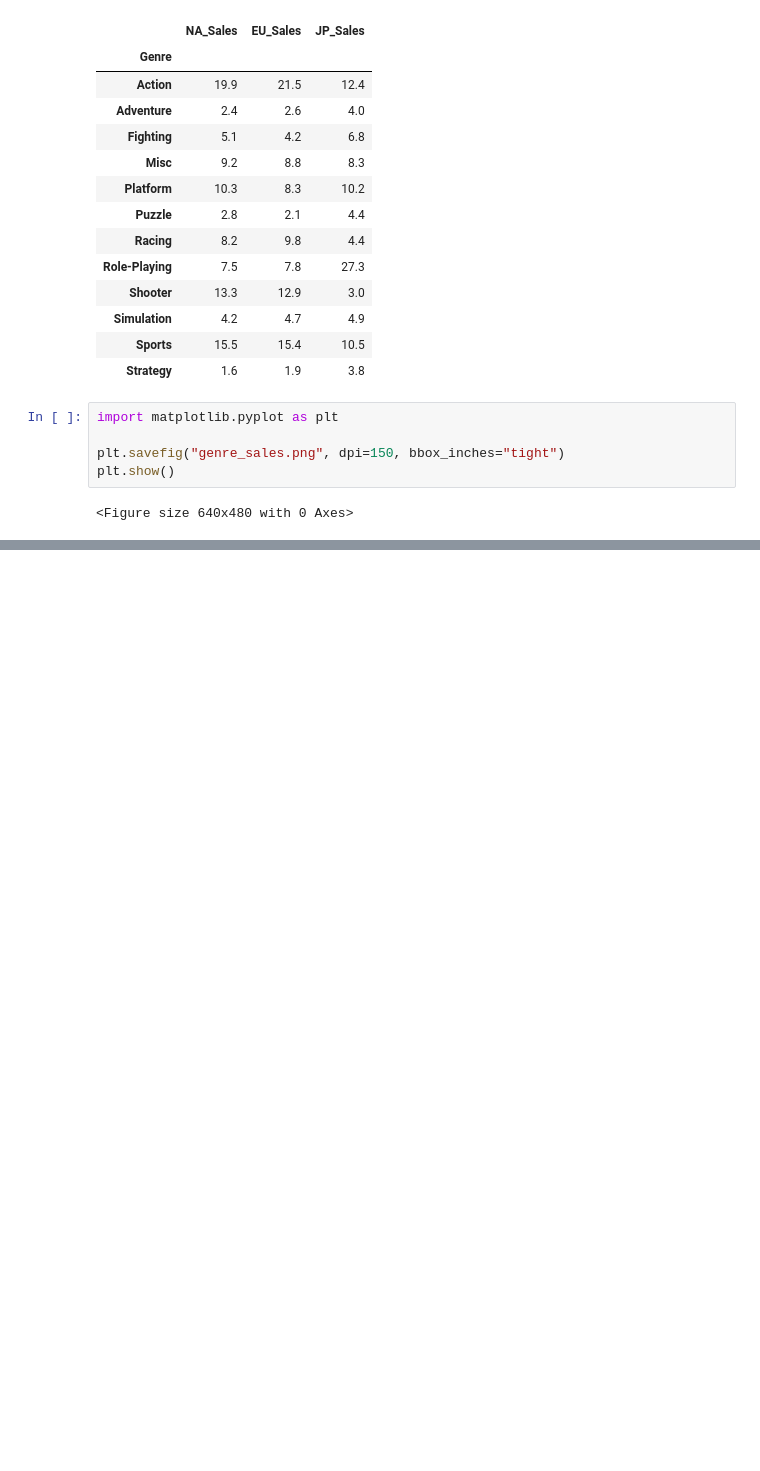
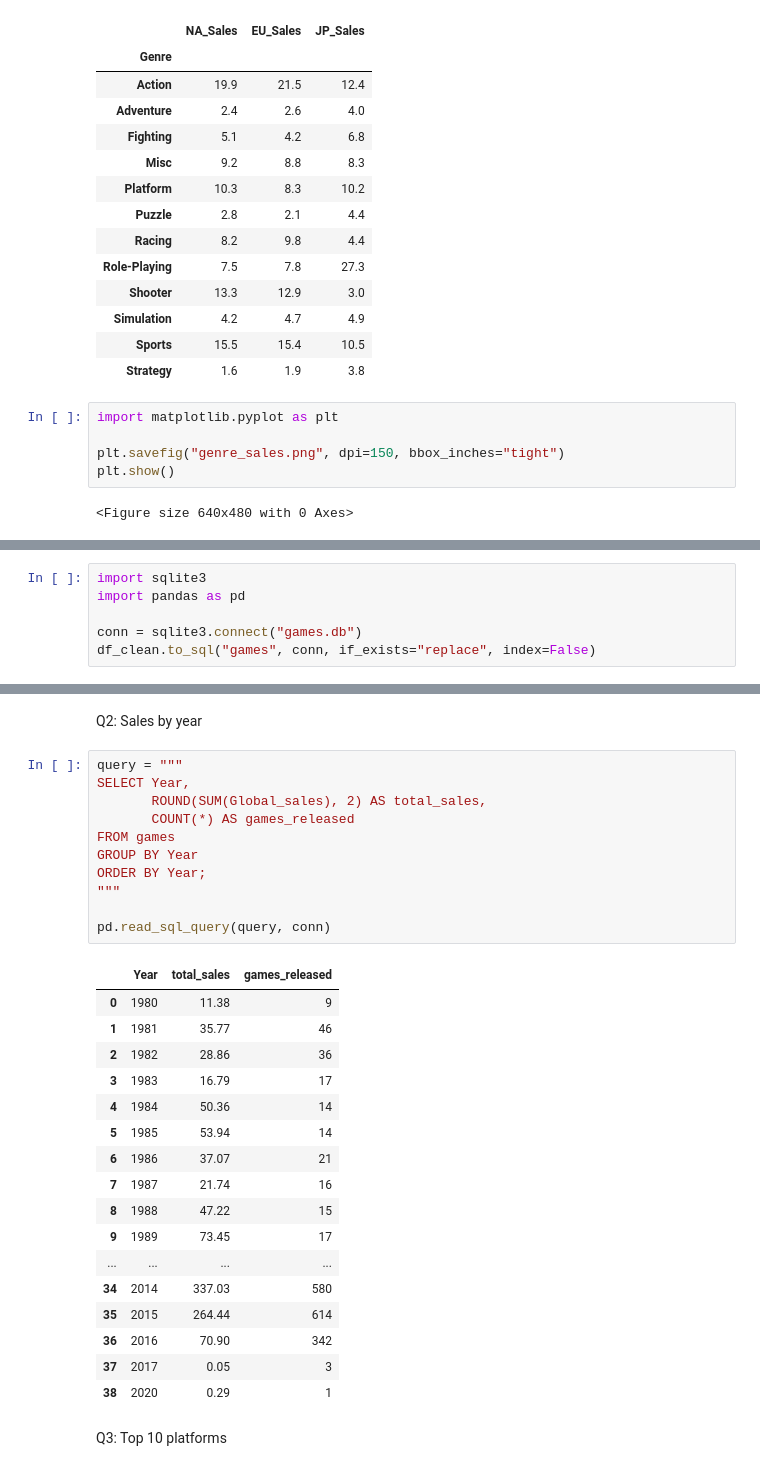
Before and after one commit to Amary754/gaming-analysis, a Jupyter notebook: analysis.ipynb, the cells around one changed output, grey strips where cells are left out. Drawn from its saved outputs; the diff is of its cells as text; blank space fills up the shorter version.

```diff
--- a/analysis.ipynb
+++ b/analysis.ipynb
@@ -222,0 +223,6 @@ plt.show()
+# %%
+import sqlite3
+import pandas as pd
+
+conn = sqlite3.connect("games.db")
+df_clean.to_sql("games", conn, if_exists="replace", index=False)
@@ -222,0 +258,33 @@ plt.show()
+# %% [markdown]
+Q2: Sales by year
+# %%
+query = """
+SELECT Year,
+       ROUND(SUM(Global_sales), 2) AS total_sales,
+       COUNT(*) AS games_released
+FROM games
+GROUP BY Year
+ORDER BY Year;
+"""
+
+pd.read_sql_query(query, conn)
+# %% [output]
+|  | Year | total_sales | games_released |
+| 0 | 1980 | 11.38 | 9 |
+| 1 | 1981 | 35.77 | 46 |
+| 2 | 1982 | 28.86 | 36 |
+| 3 | 1983 | 16.79 | 17 |
+| 4 | 1984 | 50.36 | 14 |
+| 5 | 1985 | 53.94 | 14 |
+| 6 | 1986 | 37.07 | 21 |
+| 7 | 1987 | 21.74 | 16 |
+| 8 | 1988 | 47.22 | 15 |
+| 9 | 1989 | 73.45 | 17 |
+| ... | ... | ... | ... |
+| 34 | 2014 | 337.03 | 580 |
+| 35 | 2015 | 264.44 | 614 |
+| 36 | 2016 | 70.90 | 342 |
+| 37 | 2017 | 0.05 | 3 |
+| 38 | 2020 | 0.29 | 1 |
+# %% [markdown]
+Q3: Top 10 platforms
```
Also changed, not shown: parts of 13 cells of this notebook.
